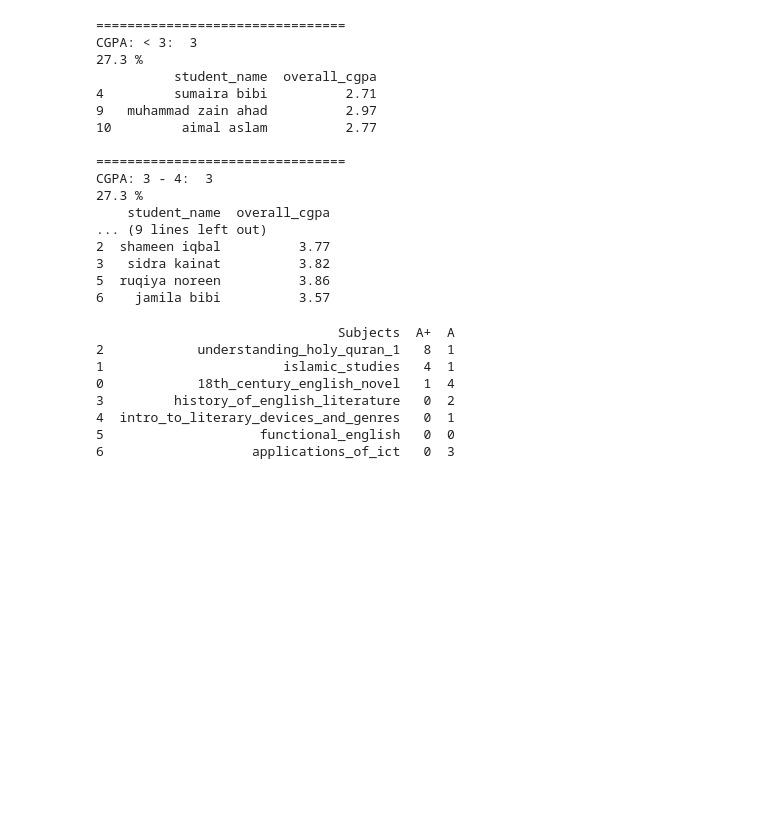
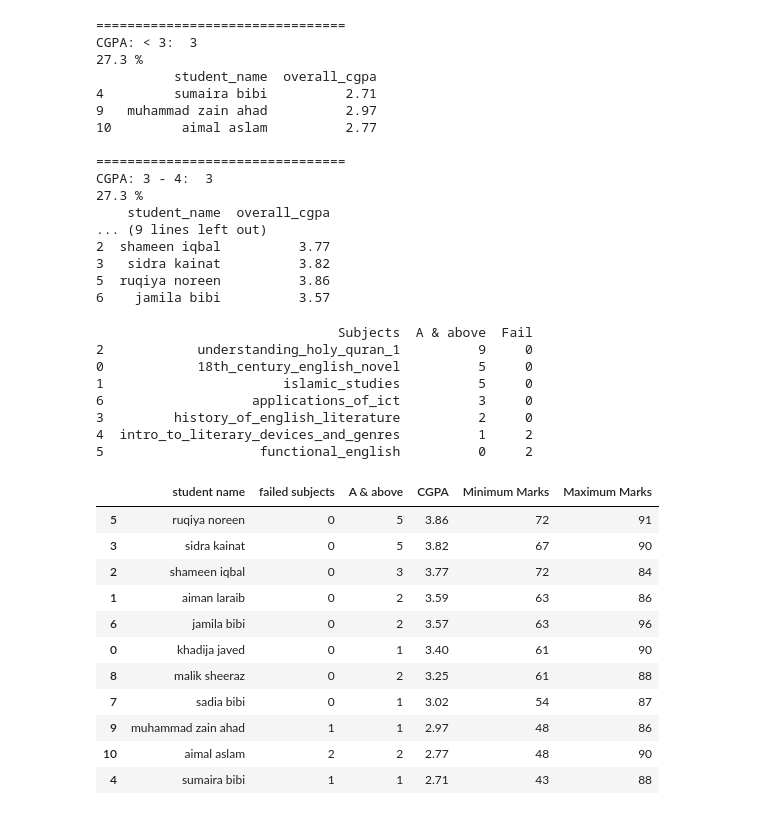
Before and after one commit to srk82mwi/pandas_python, a Jupyter notebook: bs_results.ipynb, the cells around one changed output. Saved outputs shown, nothing was run; the diff lists cells and outputs as text; code cells hidden in the pictures; blank space fills up the shorter version.

```diff
--- a/bs_results.ipynb
+++ b/bs_results.ipynb
@@ -472,31 +464,71 @@ CGPA: 3 - 4:  3
 subj = []
 ap_grades = []
 a_grades = []
-b_grades = []
+f_grades = []
 for i in range(3,10):
     sub = bs_result.columns[i]
     subj.append(sub)
-    ap_grades.append(bs_result[bs_result[sub]>=85].shape[0])
-    a_grades.append(bs_result[bs_result[sub].between(80,84)].shape[0])
-    b_grades.append(bs_result[bs_result[sub].between(70,79)].shape[0])
+    ap_grades.append(bs_result[bs_result[sub]>=80].shape[0])
+    f_grades.append(bs_result[bs_result[sub]<50].shape[0])
+    # b_grades.append(bs_result[bs_result[sub].between(70,79)].shape[0])
 
 report_a_grades = pd.DataFrame({
     "Subjects":subj,
-    "A+":ap_grades,
-    "A":a_grades
+    "A & above":ap_grades,
+    "Fail":f_grades
     # "B":b_grades
 })
-print(report_a_grades.sort_values(by="A+", ascending=False))
+print(report_a_grades.sort_values(by="A & above", ascending=False))
 # print(report_a_grades)
 # print(a_grades)
 
 # bs_result.columns[3]
 # %% [output]
-                               Subjects  A+  A
-2            understanding_holy_quran_1   8  1
-1                       islamic_studies   4  1
-0            18th_century_english_novel   1  4
-3         history_of_english_literature   0  2
-4  intro_to_literary_devices_and_genres   0  1
-5                    functional_english   0  0
-6                   applications_of_ict   0  3
+                               Subjects  A & above  Fail
+2            understanding_holy_quran_1          9     0
+0            18th_century_english_novel          5     0
+1                       islamic_studies          5     0
+6                   applications_of_ict          3     0
+3         history_of_english_literature          2     0
+4  intro_to_literary_devices_and_genres          1     2
+5                    functional_english          0     2
+# %%
+st = []
+fail_sub = []
+a_and_above = []
+cgpa = []
+min_marks = []
+max_marks = []
+
+
+for i in range(11):
+    st.append(bs_result.iloc[i,0])
+    fail_sub.append((bs_result.iloc[i,3:10]<50).sum())
+    a_and_above.append((bs_result.iloc[i,3:10]>=80).sum())
+    cgpa.append((bs_result.loc[i,"overall_cgpa"]))
+    min_marks.append((bs_result.iloc[i,3:10].min()))
+    max_marks.append((bs_result.iloc[i,3:10].max()))
+
+rp_fs = pd.DataFrame({
+    "student name":st,
+    "failed subjects":fail_sub,
+    "A & above":a_and_above,
+    "CGPA":cgpa,
+    "Minimum Marks":min_marks,
+    "Maximum Marks":max_marks
+})
+rp_fs.sort_values(by="CGPA",ascending=False)
+# print(fail_sub)
+# %% [output]
+|  | student name | failed subjects | A & above | CGPA | Minimum Marks | Maximum Marks |
+| 5 | ruqiya noreen | 0 | 5 | 3.86 | 72 | 91 |
+| 3 | sidra kainat | 0 | 5 | 3.82 | 67 | 90 |
+| 2 | shameen iqbal | 0 | 3 | 3.77 | 72 | 84 |
+| 1 | aiman laraib | 0 | 2 | 3.59 | 63 | 86 |
+| 6 | jamila bibi | 0 | 2 | 3.57 | 63 | 96 |
+| 0 | khadija javed | 0 | 1 | 3.40 | 61 | 90 |
+| 8 | malik sheeraz | 0 | 2 | 3.25 | 61 | 88 |
+| 7 | sadia bibi | 0 | 1 | 3.02 | 54 | 87 |
+| 9 | muhammad zain ahad | 1 | 1 | 2.97 | 48 | 86 |
+| 10 | aimal aslam | 2 | 2 | 2.77 | 48 | 90 |
+| 4 | sumaira bibi | 1 | 1 | 2.71 | 43 | 88 |
```
Also changed, not shown: parts of 3 cells of this notebook.
